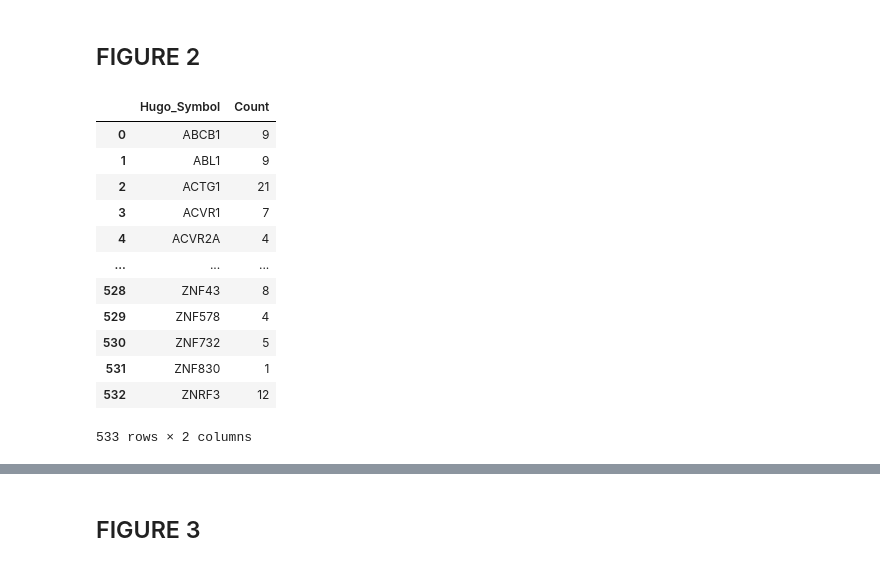
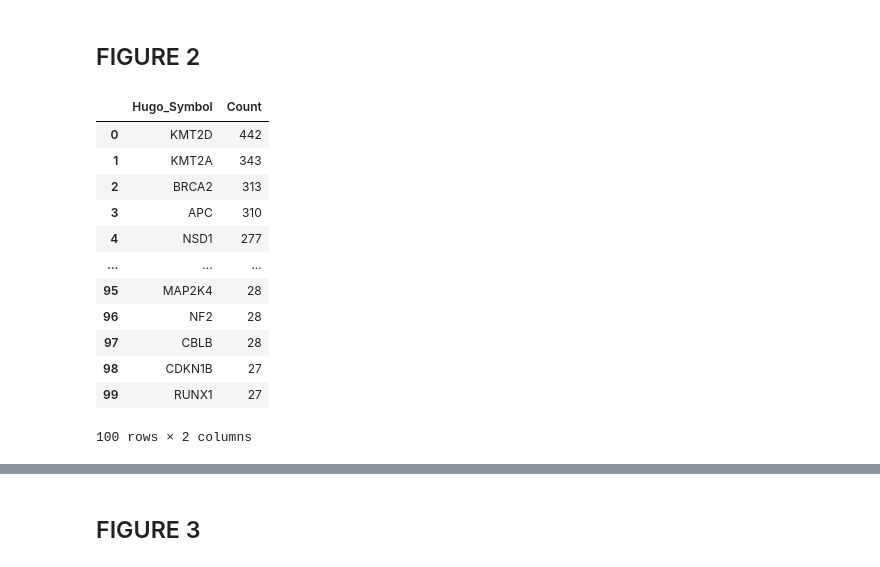
Before and after one commit to Douwe-Spaanderman/Broad_DJ_AI, a Jupyter notebook: DeepGrowth/Plotting/Positions.ipynb, the cells around one changed output, grey strips where cells are left out. Saved outputs shown, nothing was run; the diff lists cells and outputs as text; code cells hidden in the pictures.

```diff
--- a/DeepGrowth/Plotting/Positions.ipynb
+++ b/DeepGrowth/Plotting/Positions.ipynb
@@ -240,6 +248,8 @@ plt.show()
 ## FIGURE 2
 # %%
 import pandas as pd
+from collections import Counter
+import numpy as np
 
 # Currently use sys to get other script
 import sys
@@ -251,4 +261,10 @@ from gene_one_hot import one_hot
 sys.path.insert(1, "/Users/dspaande/Documents/GitProjects/Broad_DJ_AI/DeepGrowth/Utils/")
 from help_functions import mean, str_to_bool, str_none_check
 
-test = pd.read_pickle(r'../../Data/all/maf_extract.pkl')
+maf_data = pd.read_pickle(r'../../Data/all/maf_extract.pkl')
+
+meta_data = pd.read_pickle(r'../../Data/all/after_media.pkl')
+
+meta_data["file"] = [str(x).split("/")[-1].split(".")[0] for x in meta_data["PANEL_oncotated_maf_mutect2"]]
+
+meta_data = meta_data[meta_data["Disease_lowest_level"] != "Unknown"]
@@ -259,16 +271,3 @@ test = test.groupby(["Hugo_Symbol"]).size().reset_index(name="Count")
-# %%
-test
-# %% [output]
-|  | Hugo_Symbol | Count |
-| 0 | ABCB1 | 9 |
-| 1 | ABL1 | 9 |
-| 2 | ACTG1 | 21 |
-| 3 | ACVR1 | 7 |
-| 4 | ACVR2A | 4 |
-| ... | ... | ... |
-| 528 | ZNF43 | 8 |
-| 529 | ZNF578 | 4 |
-| 530 | ZNF732 | 5 |
-| 531 | ZNF830 | 1 |
-| 532 | ZNRF3 | 12 |
-533 rows × 2 columns
+# %%
+counts_symbols = Counter(maf_data["Hugo_Symbol"])
+counts_symbols = dict(counts_symbols.most_common(100))
@@ -274,0 +276,5 @@ test
+# %%
+counts_symbols = pd.Series(counts_symbols, name='Count')
+
+counts_symbols.index.name = 'Hugo_Symbol'
+counts_symbols = counts_symbols.reset_index()
@@ -274,0 +288,16 @@ test
+# %%
+counts_symbols
+# %% [output]
+|  | Hugo_Symbol | Count |
+| 0 | KMT2D | 442 |
+| 1 | KMT2A | 343 |
+| 2 | BRCA2 | 313 |
+| 3 | APC | 310 |
+| 4 | NSD1 | 277 |
+| ... | ... | ... |
+| 95 | MAP2K4 | 28 |
+| 96 | NF2 | 28 |
+| 97 | CBLB | 28 |
+| 98 | CDKN1B | 27 |
+| 99 | RUNX1 | 27 |
+100 rows × 2 columns
```
Also changed, not shown: parts of 11 cells of this notebook, 10 other files.
